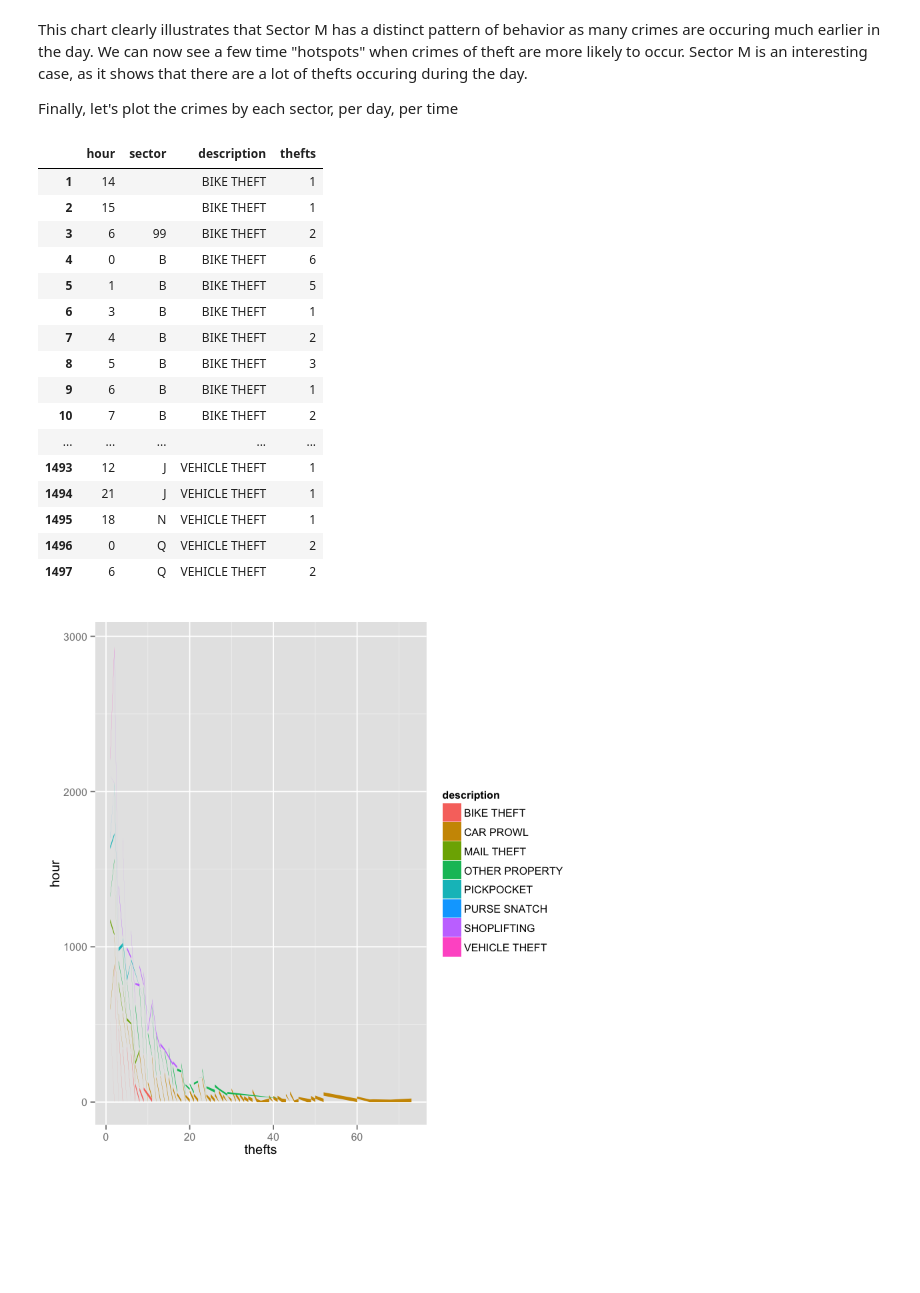
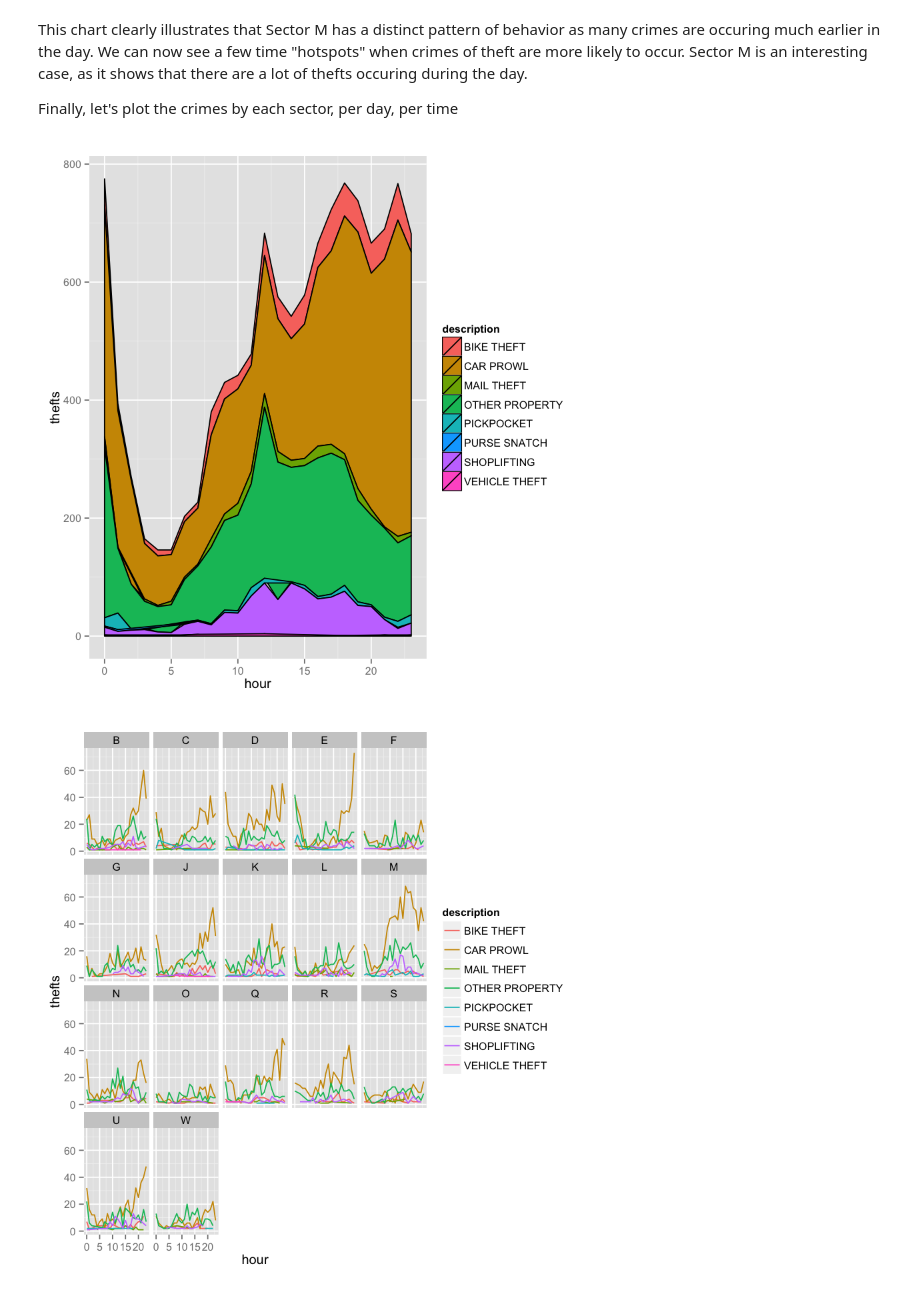
Before and after one commit to djq/jupyter-notebooks, a Jupyter notebook: communicating-data-science/week1/analysis/crime_data.ipynb, the cells around one changed output. Cells and saved outputs as stored; diff of their text form; code cells hidden in the pictures; blank space fills up the shorter version.

```diff
--- a/communicating-data-science/week1/analysis/crime_data.ipynb
+++ b/communicating-data-science/week1/analysis/crime_data.ipynb
@@ -121,35 +125,17 @@ ggplot(seattle_theft, aes(x=District.Sector, y=hour)) + stat_sum(aes(group=count
 This chart clearly illustrates that Sector M has a distinct pattern of behavior as many crimes are occuring much earlier in the day. We can now see a few time "hotspots" when crimes of theft are more likely to occur. Sector M is an interesting case, as it shows that there are a lot of thefts occuring during the day.
 
 Finally, let's plot the crimes by each sector, per day, per time
-# %%
-# aggregate thefts per hour, per sector and per crime type
-seattle_theft_hourly_sector_type <- aggregate(seattle_theft$count, by=list(seattle_theft$hour, seattle_theft$District.Sector, seattle_theft$Summarized.Offense.Description), FUN=sum)
-colnames(seattle_theft_hourly_sector_type) <- c('hour', 'sector', 'description','thefts')
-ggplot(seattle_theft_hourly_sector_type, aes(x=thefts, y=hour, group=description, fill=description)) + geom_area(position = 'stack')
-seattle_theft_hourly_sector_type
-
-# colnames(seattle_theft_sector) <- c('sector', 'thefts')
-# seattle_theft_sector
-
-# first examining the crimes per hour (aggregated for one day)
-#ggplot(seattle_theft, aes(y=count, x=hour, fill=Summarized.Offense.Description, group=Summarized.Offense.Description)) + geom_area(position = 'stack')
-#ggplot(seattle_theft, aes(y=count, x=hour, group=Summarized.Offense.Description)) + geom_line(aes(colour=Summarized.Offense.Description))
-# %% [output]
-|  | hour | sector | description | thefts |
-| 1 | 14 |  | BIKE THEFT | 1 |
-| 2 | 15 |  | BIKE THEFT | 1 |
-| 3 | 6 | 99 | BIKE THEFT | 2 |
-| 4 | 0 | B | BIKE THEFT | 6 |
-| 5 | 1 | B | BIKE THEFT | 5 |
-| 6 | 3 | B | BIKE THEFT | 1 |
-| 7 | 4 | B | BIKE THEFT | 2 |
-| 8 | 5 | B | BIKE THEFT | 3 |
-| 9 | 6 | B | BIKE THEFT | 1 |
-| 10 | 7 | B | BIKE THEFT | 2 |
-| ... | ... | ... | ... | ... |
-| 1493 | 12 | J | VEHICLE THEFT | 1 |
-| 1494 | 21 | J | VEHICLE THEFT | 1 |
-| 1495 | 18 | N | VEHICLE THEFT | 1 |
-| 1496 | 0 | Q | VEHICLE THEFT | 2 |
-| 1497 | 6 | Q | VEHICLE THEFT | 2 |
-[figure, removed]
+# %%
+# aggregate thefts per hour and per crime type
+seattle_theft_hourly_type <- aggregate(seattle_theft$count, by=list(seattle_theft$hour, seattle_theft$Summarized.Offense.Description), FUN=sum, drop=F)
+colnames(seattle_theft_hourly_type) <- c('hour', 'description','thefts')
+seattle_theft_hourly_type <- seattle_theft_hourly_type[with(seattle_theft_hourly_type, order(description, thefts, decreasing = T)), ]
+ggplot(seattle_theft_hourly_type, aes(y=thefts, x=hour)) + geom_area(aes(colour=description, fill=description), position = 'stack', colour="black")
+
+# aggregate per hour, per sector and per description
+seattle_theft_hourly_sector_type <- aggregate(seattle_theft$count, by=list(seattle_theft$hour, seattle_theft$District.Sector, seattle_theft$Summarized.Offense.Description), FUN=sum, drop=F)
+colnames(seattle_theft_hourly_sector_type) <- c('hour', 'sector', 'description','thefts')
+ggplot(seattle_theft_hourly_sector_type, aes(y=thefts, x=hour)) + geom_line(aes(colour=description)) + facet_wrap(~sector)
+# %% [output]
+[figure, added]
+[figure, added]
```
Also changed, not shown: parts of 11 cells of this notebook.
